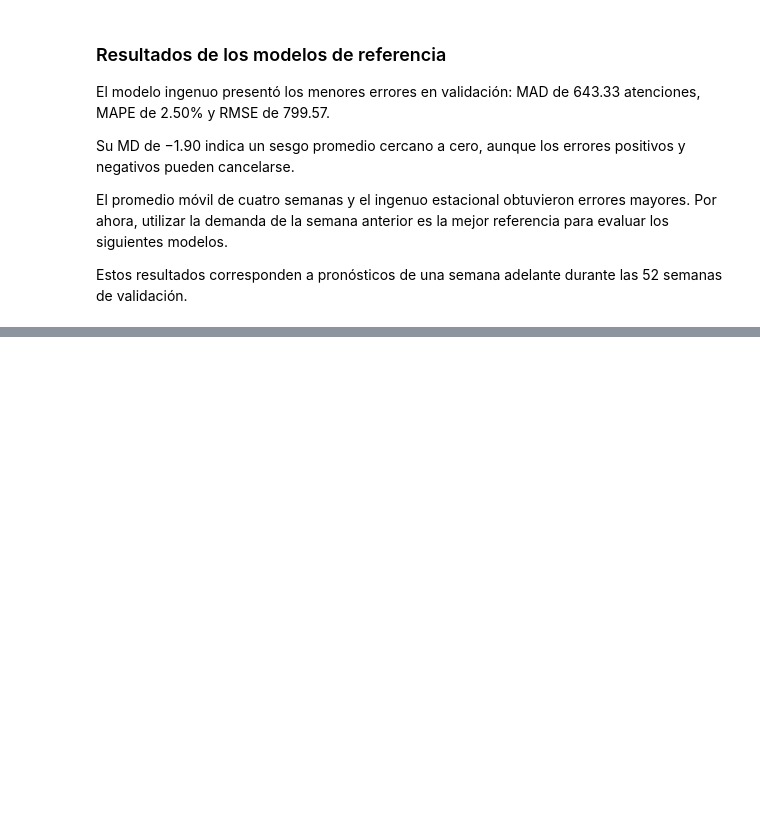
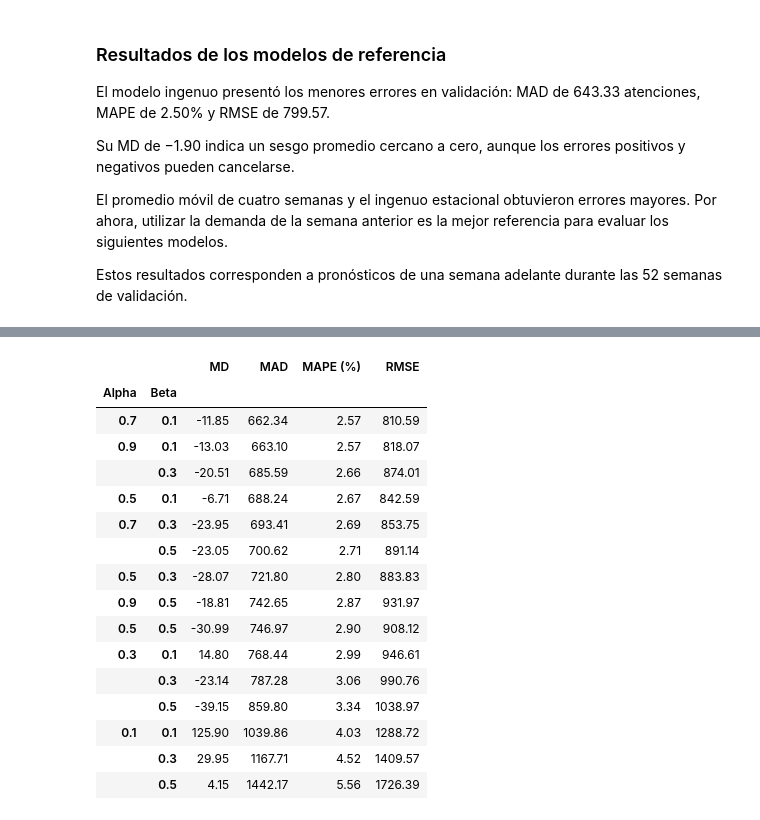
Before and after one commit to fernandatrevi/pronostico-demanda-urgencias, a Jupyter notebook: pronostico_urgencias.ipynb, the cells around one changed output, grey strips where cells are left out. Saved outputs shown, nothing was run; the diff lists cells and outputs as text; code cells hidden in the pictures; blank space fills up the shorter version.

Commit message:
Evaluar suavizacion exponencial simple y Holt

```diff
--- a/pronostico_urgencias.ipynb
+++ b/pronostico_urgencias.ipynb
@@ -366,0 +421,72 @@ Estos resultados corresponden a pronósticos de una semana adelante durante las
+# %%
+resultados_holt = []
+pronosticos_holt = {}
+
+for alpha in [0.1, 0.3, 0.5, 0.7, 0.9]:
+    for beta in [0.1, 0.3, 0.5]:
+        # Inicialización con las primeras dos semanas de entrenamiento
+        nivel = train.iloc[1]
+        tendencia = train.iloc[1] - train.iloc[0]
+
+        # Actualizamos los estados con el resto del entrenamiento
+        for real in train.iloc[2:]:
+            nivel_anterior = nivel
+            nivel = alpha * real + (1 - alpha) * (
+                nivel + tendencia
+            )
+            tendencia = beta * (nivel - nivel_anterior) + (
+                1 - beta
+            ) * tendencia
+
+        predicciones = []
+
+        for real in valid:
+            # Pronóstico antes de incorporar el valor real
+            predicciones.append(nivel + tendencia)
+
+            nivel_anterior = nivel
+            nivel = alpha * real + (1 - alpha) * (
+                nivel + tendencia
+            )
+            tendencia = beta * (nivel - nivel_anterior) + (
+                1 - beta
+            ) * tendencia
+
+        pred = pd.Series(predicciones, index=valid.index)
+        pronosticos_holt[(alpha, beta)] = pred
+        error = valid - pred
+
+        resultados_holt.append({
+            "Alpha": alpha,
+            "Beta": beta,
+            "MD": error.mean(),
+            "MAD": error.abs().mean(),
+            "MAPE (%)": (error.abs() / valid).mean() * 100,
+            "RMSE": (error.pow(2).mean()) ** 0.5
+        })
+
+tabla_holt = (
+    pd.DataFrame(resultados_holt)
+    .set_index(["Alpha", "Beta"])
+    .sort_values("MAD")
+)
+
+display(tabla_holt.round(2))
+# %% [output]
+|  |  | MD | MAD | MAPE (%) | RMSE |
+| Alpha | Beta |  |  |  |  |
+| 0.7 | 0.1 | -11.85 | 662.34 | 2.57 | 810.59 |
+| 0.9 | 0.1 | -13.03 | 663.10 | 2.57 | 818.07 |
+|  | 0.3 | -20.51 | 685.59 | 2.66 | 874.01 |
+| 0.5 | 0.1 | -6.71 | 688.24 | 2.67 | 842.59 |
+| 0.7 | 0.3 | -23.95 | 693.41 | 2.69 | 853.75 |
+|  | 0.5 | -23.05 | 700.62 | 2.71 | 891.14 |
+| 0.5 | 0.3 | -28.07 | 721.80 | 2.80 | 883.83 |
+| 0.9 | 0.5 | -18.81 | 742.65 | 2.87 | 931.97 |
+| 0.5 | 0.5 | -30.99 | 746.97 | 2.90 | 908.12 |
+| 0.3 | 0.1 | 14.80 | 768.44 | 2.99 | 946.61 |
+|  | 0.3 | -23.14 | 787.28 | 3.06 | 990.76 |
+|  | 0.5 | -39.15 | 859.80 | 3.34 | 1038.97 |
+| 0.1 | 0.1 | 125.90 | 1039.86 | 4.03 | 1288.72 |
+|  | 0.3 | 29.95 | 1167.71 | 4.52 | 1409.57 |
+|  | 0.5 | 4.15 | 1442.17 | 5.56 | 1726.39 |
```
Also changed, not shown: parts of 3 cells of this notebook.
